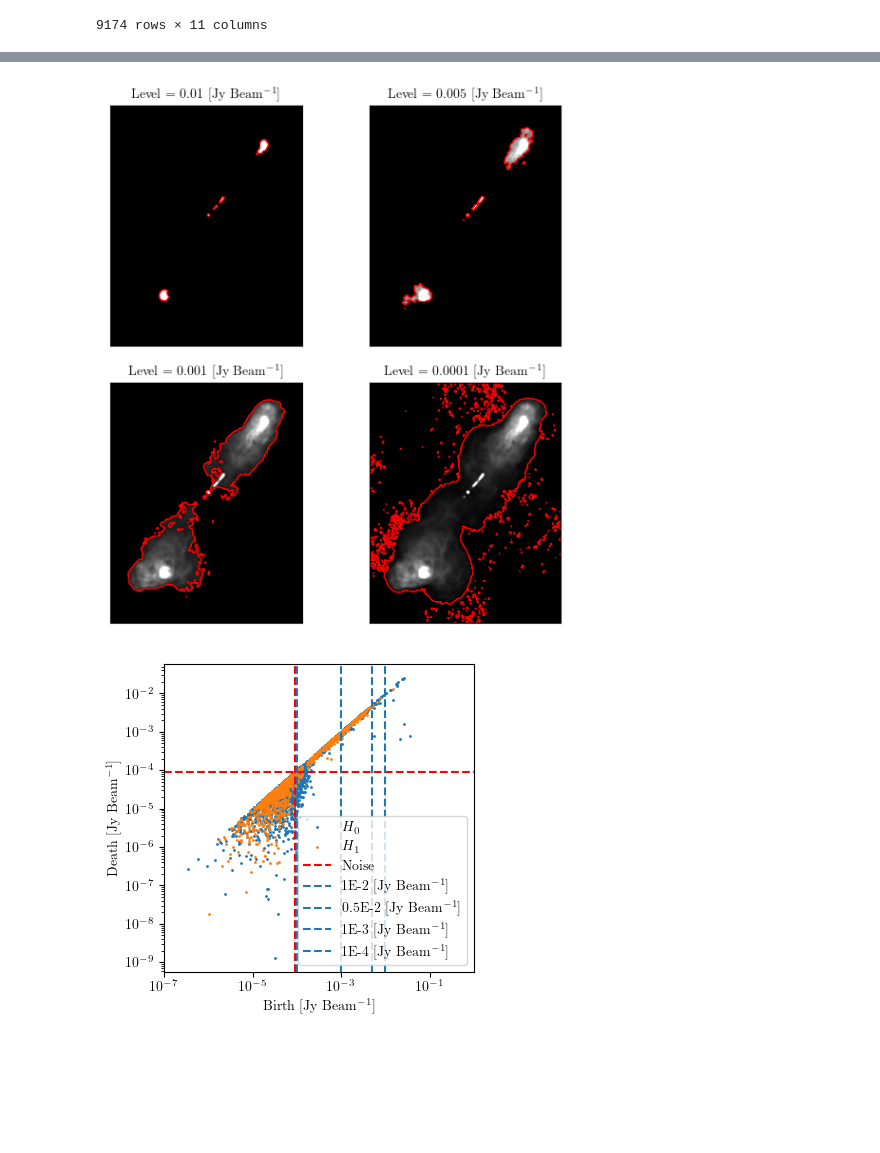
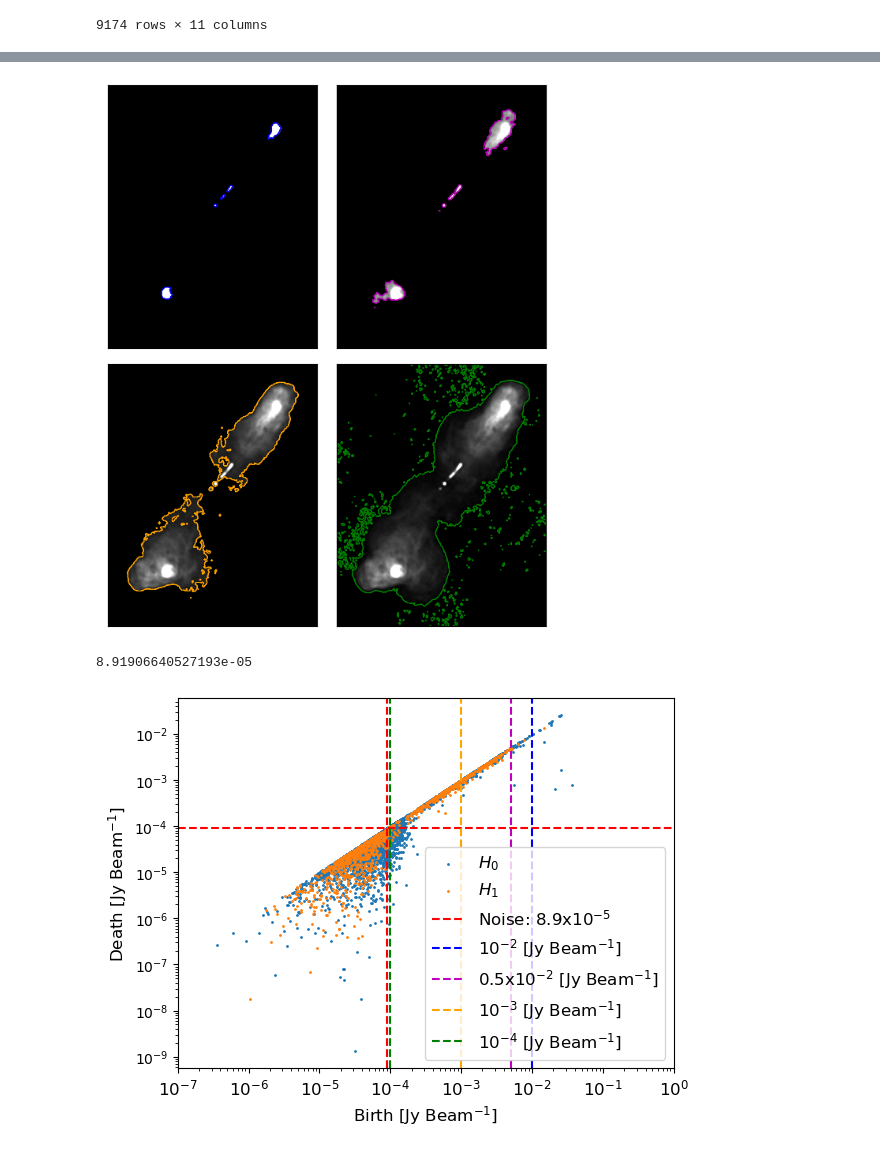
Before and after one commit to RhysAlfShaw/TRSF-dev, a Jupyter notebook: figures_for_paper.ipynb, the cells around one changed output, grey strips where cells are left out. Cells and saved outputs as stored; diff of their text form; code cells hidden in the pictures; blank space fills up the shorter version.

```diff
--- a/figures_for_paper.ipynb
+++ b/figures_for_paper.ipynb
@@ -132,38 +140,45 @@ plt.show()
 # %%
 #mask = np.zeros(data.shape)
-fig, ax = plt.subplots(2,2,figsize=(6,6))
+fig, ax = plt.subplots(2,2,figsize=(6,7.2))
 level = [1E-2,0.5E-2,1E-3,1E-4]
+colors = ['b','m','orange','green']
 for i in range(0,len(level)):
     row = int(i/2)
     col = i%2
     mask = np.zeros(data.shape)
     mask[data>level[i]] = 1
 
     img_mask = mask*data
     ax[row,col].imshow(img_mask,cmap='gray',vmax=0.01)
-    ax[row,col].contour(mask,colors='r',linewidths=0.5)
-    ax[row,col].set_title('Level = '+str(level[i])+' [Jy Beam$^{-1}$]',fontsize=10)
+    ax[row,col].contour(mask,colors=colors[i],linewidths=0.5)
+    #ax[row,col].set_title('Level = '+str(level[i])+' [Jy Beam$^{-1}$]',fontsize=10)
     ax[row,col].set_xticks([])
     ax[row,col].set_yticks([])
 plt.tight_layout()
+
+plt.savefig('data/3c219_threedd.svg',format='svg')
 plt.show()
-
-plt.figure(figsize=(6,6))
+print(local_bg)
+#plt.figure(figsize=(6,6))
 plt.scatter(x0,y0,label = '$H_{0}$',s=1)
 plt.scatter(x1,y1,label = '$H_{1}$',s=1)
-plt.axhline(local_bg,color='r',linestyle='--',label='Noise')
+plt.axhline(local_bg,color='r',linestyle='--',label='Noise: $8.9$x$10^{-5}$')
 plt.axvline(local_bg,color='r',linestyle='--')
-plt.axvline(level[0],linestyle='--',label='1E-2 [Jy Beam$^{-1}$]')
-plt.axvline(level[1],linestyle='--',label='0.5E-2 [Jy Beam$^{-1}$]')
-plt.axvline(level[2],linestyle='--',label='1E-3 [Jy Beam$^{-1}$]')
-plt.axvline(level[3],linestyle='--',label='1E-4 [Jy Beam$^{-1}$]')
-plt.xlabel('Birth [Jy Beam$^{-1}$]')
-plt.ylabel('Death [Jy Beam$^{-1}$]')
+plt.axvline(level[0],linestyle='--',label='$10^{-2}$ [Jy Beam$^{-1}$]',color=colors[0])
+plt.axvline(level[1],linestyle='--',label='$0.5$x$10^{-2}$ [Jy Beam$^{-1}$]',color=colors[1])
+plt.axvline(level[2],linestyle='--',label='$10^{-3}$ [Jy Beam$^{-1}$]',color=colors[2])
+plt.axvline(level[3],linestyle='--',label='$10^{-4}$ [Jy Beam$^{-1}$]',color=colors[3])
+plt.xlabel('Birth [Jy Beam$^{-1}$]',fontsize=12)
+plt.ylabel('Death [Jy Beam$^{-1}$]',fontsize=12)
 plt.xscale('log')
 plt.yscale('log')
 plt.xlim(1E-7,1)
-plt.legend()
+plt.xticks(fontsize=12)
+plt.legend(fontsize=12)
+# save as vecotr graphics
+plt.savefig('data/3C219_persistence_diagram.svg',format='svg')
 plt.show()
 # %% [output]
-[figure, old version]
+[figure, new version]
+8.91906640527193e-05
-[figure, old version]
+[figure, new version]
```
Also changed, not shown: parts of 6 cells of this notebook, 13 other files.
